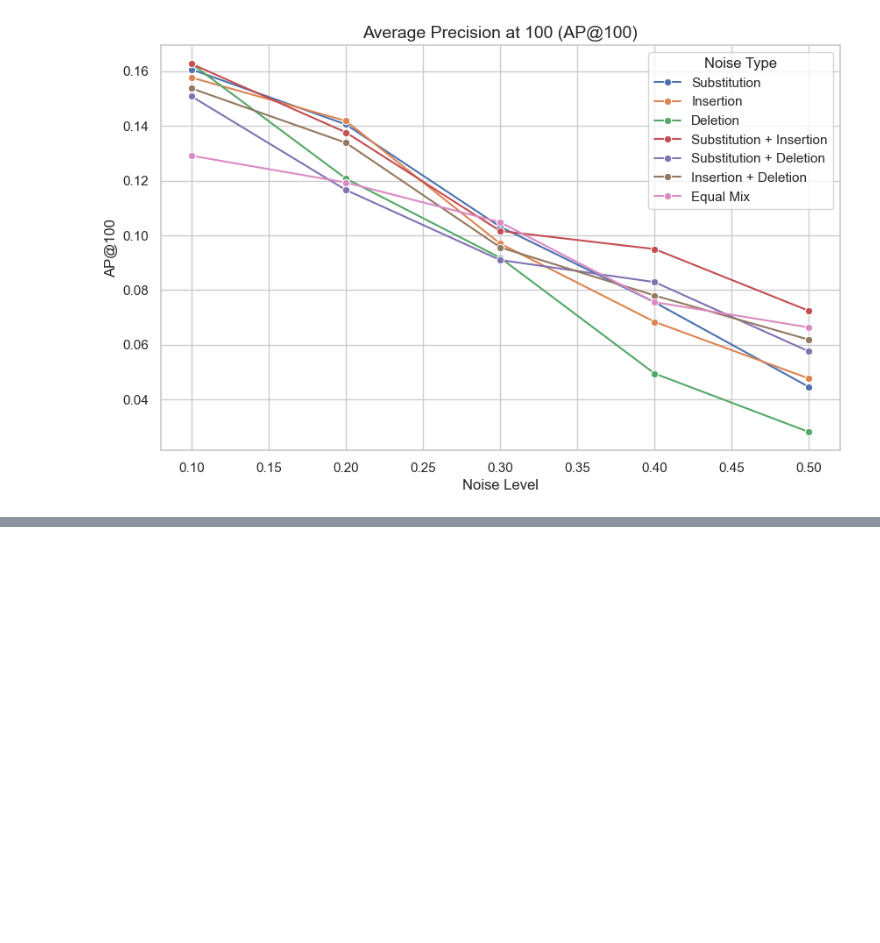
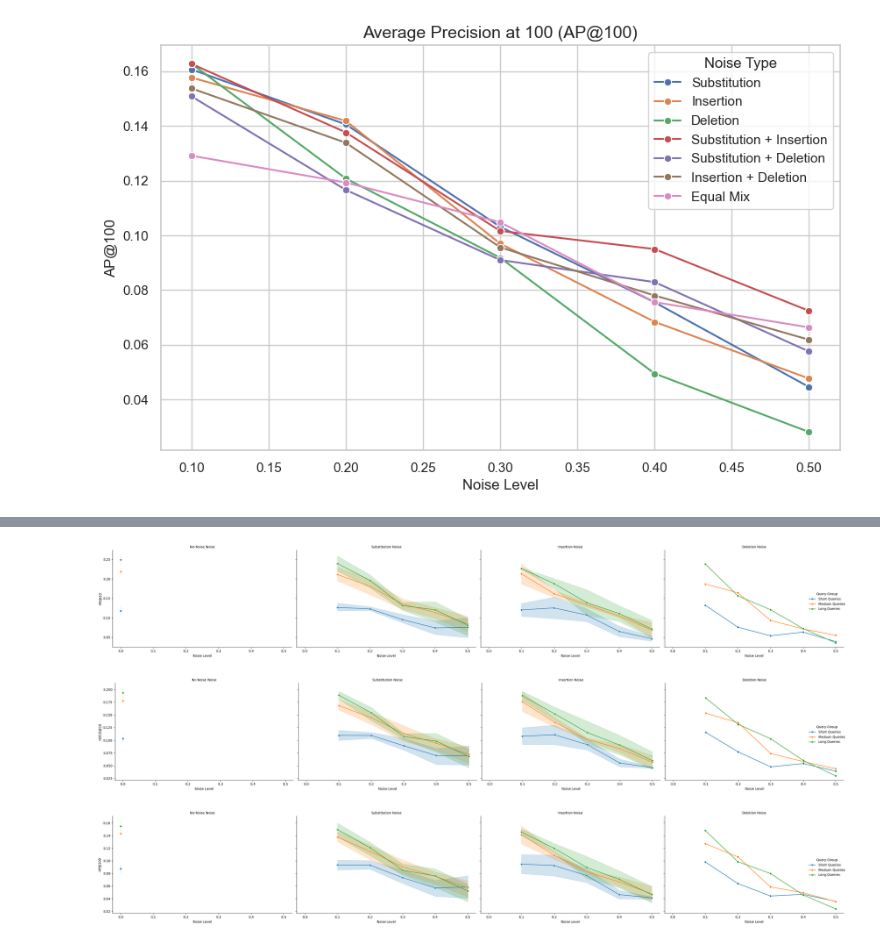
Before and after one commit to begumkoc/IR_Project, a Jupyter notebook: example.ipynb, the cells around one changed output, grey strips where cells are left out. Saved outputs shown, nothing was run; the diff lists cells and outputs as text; code cells hidden in the pictures; blank space fills up the shorter version.

Commit message:
Test for query length +  TF_IDF

```diff
--- a/example.ipynb
+++ b/example.ipynb
@@ -304,0 +320,18 @@ plot_metric("AP@100", "Average Precision at 100 (AP@100)")
+# %%
+import numpy as np
+
+# Calculate word count per query
+query_lengths = test_queries['query'].str.split().str.len()
+
+# Compute percentiles
+short_threshold = np.percentile(query_lengths, 25)  # 25th percentile
+long_threshold = np.percentile(query_lengths, 75)  # 75th percentile
+
+print(f"Short query threshold: {short_threshold} words")
+print(f"Long query threshold: {long_threshold} words")
+
+test_queries['query_length_category'] = test_queries['query'].apply(
+    lambda q: "short" if len(q.split()) <= short_threshold else
+              "long" if len(q.split()) > long_threshold else
+              "medium"
+)
@@ -304,0 +433,50 @@ plot_metric("AP@100", "Average Precision at 100 (AP@100)")
+# %%
+import matplotlib.pyplot as plt
+import seaborn as sns
+
+# Ensure the final results are in a DataFrame
+final_results = pd.concat(results, ignore_index=True)
+
+# Convert the result columns to proper types for plotting
+final_results["noise_level"] = final_results["noise_level"].astype(float)
+final_results["sub_prob"] = final_results["sub_prob"].astype(float)
+final_results["ins_prob"] = final_results["ins_prob"].astype(float)
+final_results["del_prob"] = final_results["del_prob"].astype(float)
+
+# Create a new column to represent the noise type as a string
+def get_noise_type(row):
+    if row['sub_prob'] > 0:
+        return 'Substitution'
+    elif row['ins_prob'] > 0:
+        return 'Insertion'
+    elif row['del_prob'] > 0:
+        return 'Deletion'
+    else:
+        return 'No Noise'
+
+final_results['noise_type'] = final_results.apply(get_noise_type, axis=1)
+
+# Plotting function for metrics with facet grid
+def plot_metric(metric):
+    # Create a FacetGrid for each noise type
+    g = sns.FacetGrid(final_results, col="noise_type", hue="query_group", height=5, aspect=1.5)
+
+    # Plot the results for each facet
+    g.map(sns.lineplot, "noise_level", metric, marker="o")
+
+    # Add titles, axis labels, and grid
+    g.set_axis_labels('Noise Level', metric)
+    g.set_titles(col_template="{col_name} Noise")
+    g.add_legend(title='Query Group')
+
+    plt.tight_layout()
+    plt.show()
+
+# Example plots for different metrics
+plot_metric("RR@10")
+plot_metric("nDCG@10")
+plot_metric("AP@100")
+# %% [output]
+[figure, added]
+[figure, added]
+[figure, added]
```
Also changed, not shown: parts of 7 cells of this notebook.
